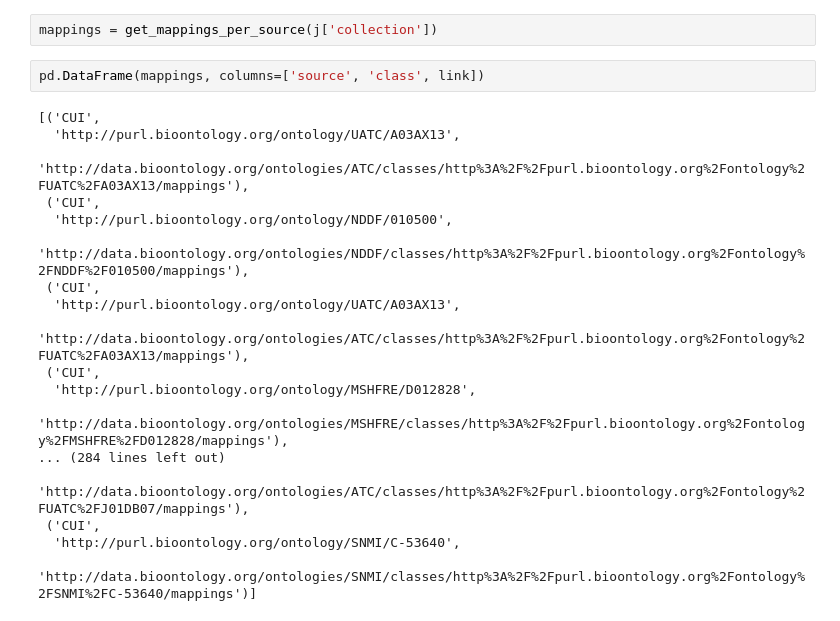
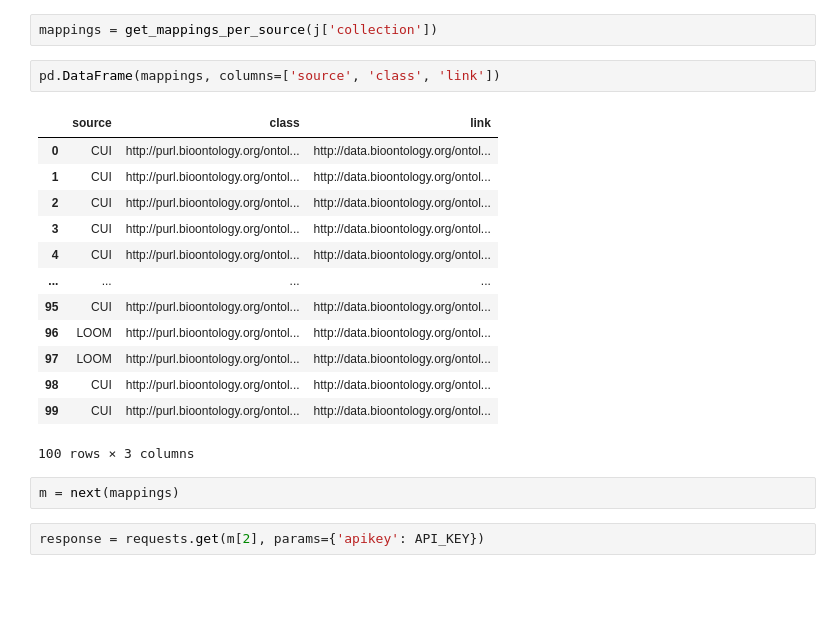
Before and after one commit to FAIR-data-for-CAPACITY/ZIB-uploader, a Jupyter notebook: notebooks/Get bioportal mappings.ipynb, the cells around one changed output. Drawn from its saved outputs; the diff is of its cells as text; blank space fills up the shorter version.

```diff
--- a/notebooks/Get bioportal mappings.ipynb
+++ b/notebooks/Get bioportal mappings.ipynb
@@ -55,22 +55,22 @@ def get_mappings_per_source(collection):
 # %%
 mappings = get_mappings_per_source(j['collection'])
 # %%
-pd.DataFrame(mappings, columns=['source', 'class', link])
+pd.DataFrame(mappings, columns=['source', 'class', 'link'])
 # %% [output]
+|  | source | class | link |
+| 0 | CUI | http://purl.bioontology.org/ontol... | http://data.bioontology.org/ontol... |
+| 1 | CUI | http://purl.bioontology.org/ontol... | http://data.bioontology.org/ontol... |
+| 2 | CUI | http://purl.bioontology.org/ontol... | http://data.bioontology.org/ontol... |
+| 3 | CUI | http://purl.bioontology.org/ontol... | http://data.bioontology.org/ontol... |
+| 4 | CUI | http://purl.bioontology.org/ontol... | http://data.bioontology.org/ontol... |
+| ... | ... | ... | ... |
+| 95 | CUI | http://purl.bioontology.org/ontol... | http://data.bioontology.org/ontol... |
+| 96 | LOOM | http://purl.bioontology.org/ontol... | http://data.bioontology.org/ontol... |
+| 97 | LOOM | http://purl.bioontology.org/ontol... | http://data.bioontology.org/ontol... |
+| 98 | CUI | http://purl.bioontology.org/ontol... | http://data.bioontology.org/ontol... |
+| 99 | CUI | http://purl.bioontology.org/ontol... | http://data.bioontology.org/ontol... |
-[('CUI',
-  'http://purl.bioontology.org/ontology/UATC/A03AX13',
-  'http://data.bioontology.org/ontologies/ATC/classes/http%3A%2F%2Fpurl.bioontology.org%2Fontology%2FUATC%2FA03AX13/mappings'),
- ('CUI',
-  'http://purl.bioontology.org/ontology/NDDF/010500',
-  'http://data.bioontology.org/ontologies/NDDF/classes/http%3A%2F%2Fpurl.bioontology.org%2Fontology%2FNDDF%2F010500/mappings'),
- ('CUI',
-  'http://purl.bioontology.org/ontology/UATC/A03AX13',
-  'http://data.bioontology.org/ontologies/ATC/classes/http%3A%2F%2Fpurl.bioontology.org%2Fontology%2FUATC%2FA03AX13/mappings'),
- ('CUI',
-  'http://purl.bioontology.org/ontology/MSHFRE/D012828',
-  'http://data.bioontology.org/ontologies/MSHFRE/classes/http%3A%2F%2Fpurl.bioontology.org%2Fontology%2FMSHFRE%2FD012828/mappings'),
-... (284 lines left out)
-  'http://data.bioontology.org/ontologies/ATC/classes/http%3A%2F%2Fpurl.bioontology.org%2Fontology%2FUATC%2FJ01DB07/mappings'),
- ('CUI',
-  'http://purl.bioontology.org/ontology/SNMI/C-53640',
-  'http://data.bioontology.org/ontologies/SNMI/classes/http%3A%2F%2Fpurl.bioontology.org%2Fontology%2FSNMI%2FC-53640/mappings')]
+100 rows × 3 columns
+# %%
+m = next(mappings)
+# %%
+response = requests.get(m[2], params={'apikey': API_KEY})
```
Also changed, not shown: parts of 1 cell of this notebook, 1 other file.
